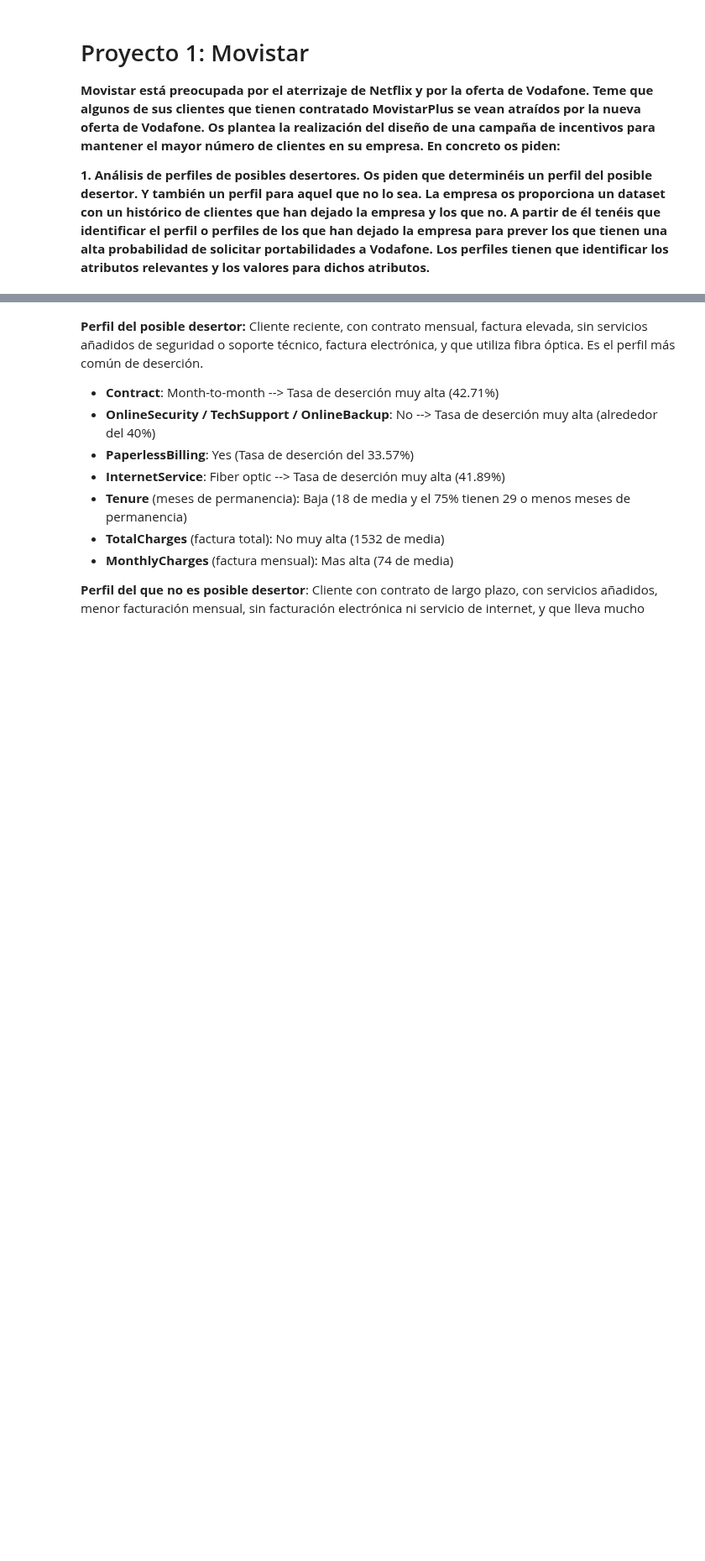
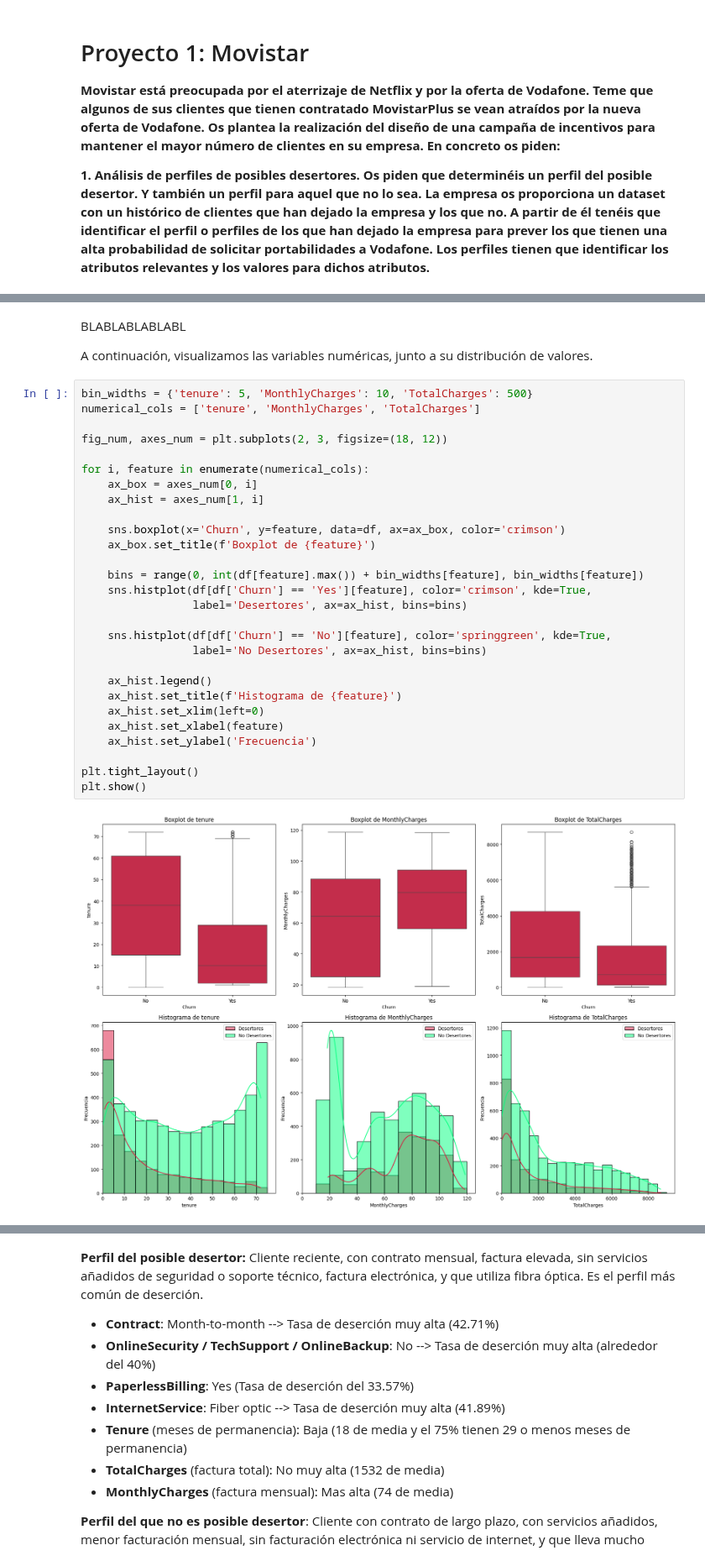
Before and after one commit to uisitoam/Master-Big-Data, a Jupyter notebook: Aplicaciones y casos de uso empresarial/Trabajo/ACUE1.ipynb, the cells around one changed output, grey strips where cells are left out. Shown at 84% size. Cells and saved outputs as stored; diff of their text form; blank space fills up the shorter version.

```diff
--- a/Aplicaciones y casos de uso empresarial/Trabajo/ACUE1.ipynb
+++ b/Aplicaciones y casos de uso empresarial/Trabajo/ACUE1.ipynb
@@ -534,0 +144,34 @@ plt.show()
+# %% [markdown]
+BLABLABLABLABL
+
+A continuación, visualizamos las variables numéricas, junto a su distribución de valores.
+# %%
+bin_widths = {'tenure': 5, 'MonthlyCharges': 10, 'TotalCharges': 500}
+numerical_cols = ['tenure', 'MonthlyCharges', 'TotalCharges']
+
+fig_num, axes_num = plt.subplots(2, 3, figsize=(18, 12))
+
+for i, feature in enumerate(numerical_cols):
+    ax_box = axes_num[0, i]
+    ax_hist = axes_num[1, i]
+
+    sns.boxplot(x='Churn', y=feature, data=df, ax=ax_box, color='crimson')
+    ax_box.set_title(f'Boxplot de {feature}')
+
+    bins = range(0, int(df[feature].max()) + bin_widths[feature], bin_widths[feature])
+    sns.histplot(df[df['Churn'] == 'Yes'][feature], color='crimson', kde=True,
+                 label='Desertores', ax=ax_hist, bins=bins)
+
+    sns.histplot(df[df['Churn'] == 'No'][feature], color='springgreen', kde=True,
+                 label='No Desertores', ax=ax_hist, bins=bins)
+
+    ax_hist.legend()
+    ax_hist.set_title(f'Histograma de {feature}')
+    ax_hist.set_xlim(left=0)
+    ax_hist.set_xlabel(feature)
+    ax_hist.set_ylabel('Frecuencia')
+
+plt.tight_layout()
+plt.show()
+# %% [output]
+[figure, added]
```
Also changed, not shown: parts of 38 cells of this notebook, 11 other files.
